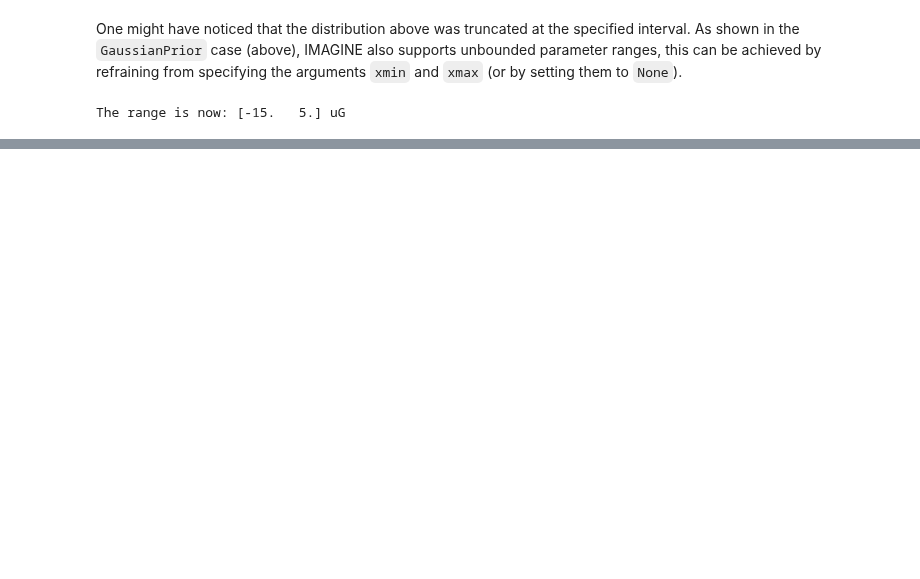
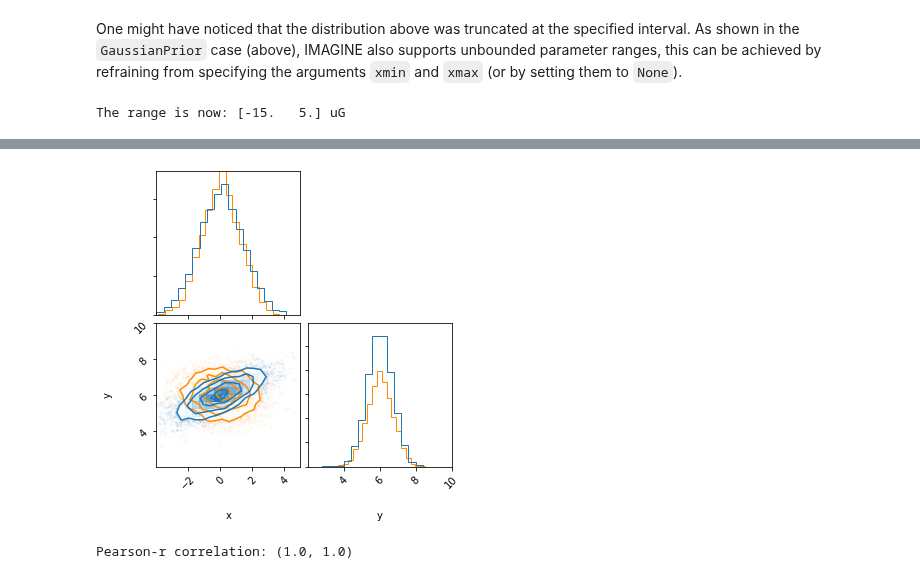
Before and after one commit to IMAGINE-Consortium/imagine, a Jupyter notebook: tutorials/tutorial_priors.ipynb, the cells around one changed output, grey strips where cells are left out. Drawn from its saved outputs; the diff is of its cells as text; code cells hidden in the pictures; blank space fills up the shorter version.

```diff
--- a/tutorials/tutorial_priors.ipynb
+++ b/tutorials/tutorial_priors.ipynb
@@ -158,0 +181,3 @@ plt.xlabel(r'param$\,[\mu\rm G]$');
+# %%
+prior_a = img.priors.CustomPrior(samples=samples[:,0]*muG)
+prior_b = img.priors.CustomPrior(samples=samples[:,1]*muG)
@@ -158,0 +186,21 @@ plt.xlabel(r'param$\,[\mu\rm G]$');
+# %%
+mockData = img.observables.TabularDataset({'test': [1,], 'err': [0.1]},
+                                          name='test', err_col='err')
+meas = img.observables.Measurements()
+meas.append(mockData)
+cov = img.observables.Covariances()
+cov.append(mockData)
+
+grid = img.fields.UniformGrid(box=[[0,2*np.pi]*u.kpc,
+                                   [0,0]*u.kpc,
+                                   [0,0]*u.kpc],
+                              resolution=[2,1,1])
+
+likelihood = img.likelihoods.EnsembleLikelihood(meas, cov)
+simer = img.simulators.TestSimulator(meas)
+
+ne_factory = img.fields.CosThermalElectronDensityFactory(grid=grid)
+B_factory = img.fields.NaiveGaussianMagneticFieldFactory(grid=grid)
+
+B_factory.active_parameters = ('a0','b0')
+B_factory.priors = {'a0': prior_a, 'b0': prior_b}
@@ -158,0 +209,7 @@ plt.xlabel(r'param$\,[\mu\rm G]$');
+# %%
+prior_corr_dict = { ('a0', 'b0'): True}
+
+pipeline = img.pipelines.UltranestPipeline(simulator=simer,
+                                           factory_list=[ne_factory, B_factory],
+                                           likelihood=likelihood,
+                                           prior_correlations=prior_corr_dict)
@@ -158,0 +222,13 @@ plt.xlabel(r'param$\,[\mu\rm G]$');
+# %%
+n = 5000
+a, b = np.random.sample(n), np.random.sample(n)
+X = pipeline.prior_transform(np.array([a,b]))
+fig =corner.corner(X.T, color='darkorange')
+corner.corner(samples, range=[[-4,5],[2,10]], color='tab:blue',
+              labels=['x','y'], fig=fig);
+# %% [output]
+[figure, added]
+# %%
+print('Pearson-r correlation:', scipy.stats.pearsonr(X[:,0], X[:,1]))
+# %% [output]
+Pearson-r correlation: (1.0, 1.0)
```
Also changed, not shown: parts of 15 cells of this notebook, 3 other files.
